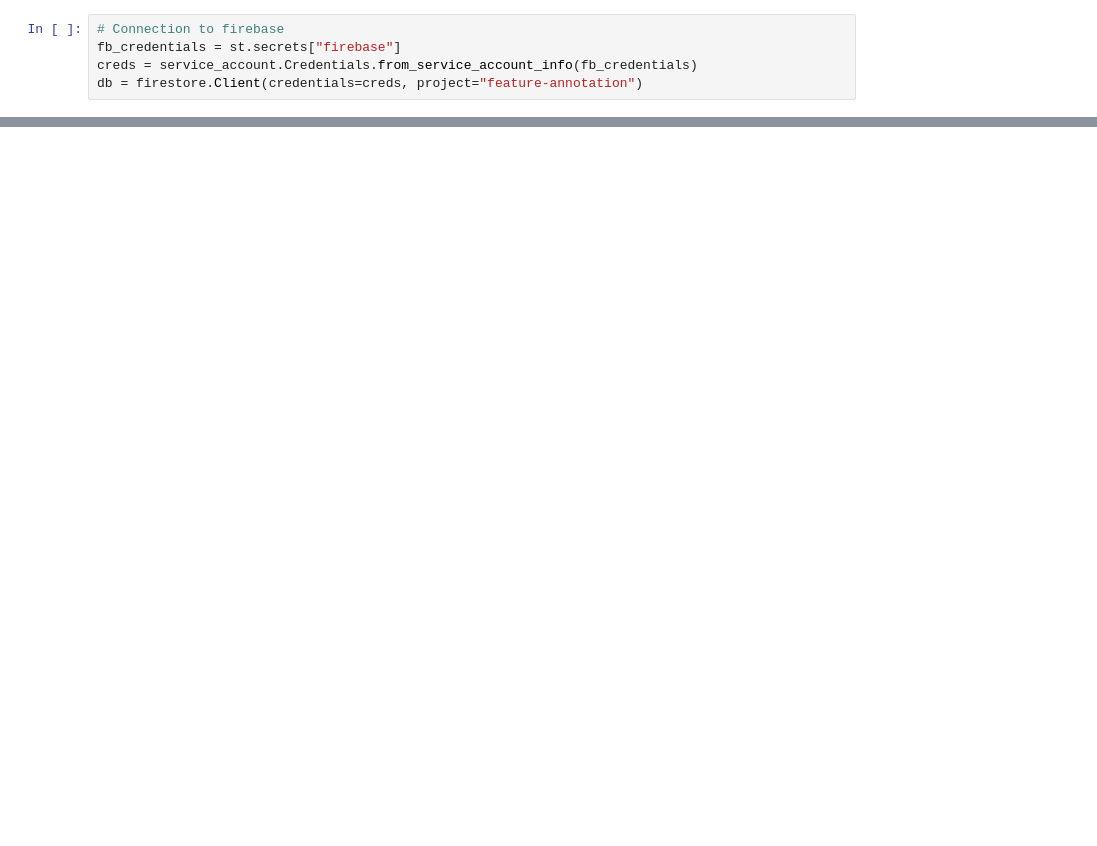
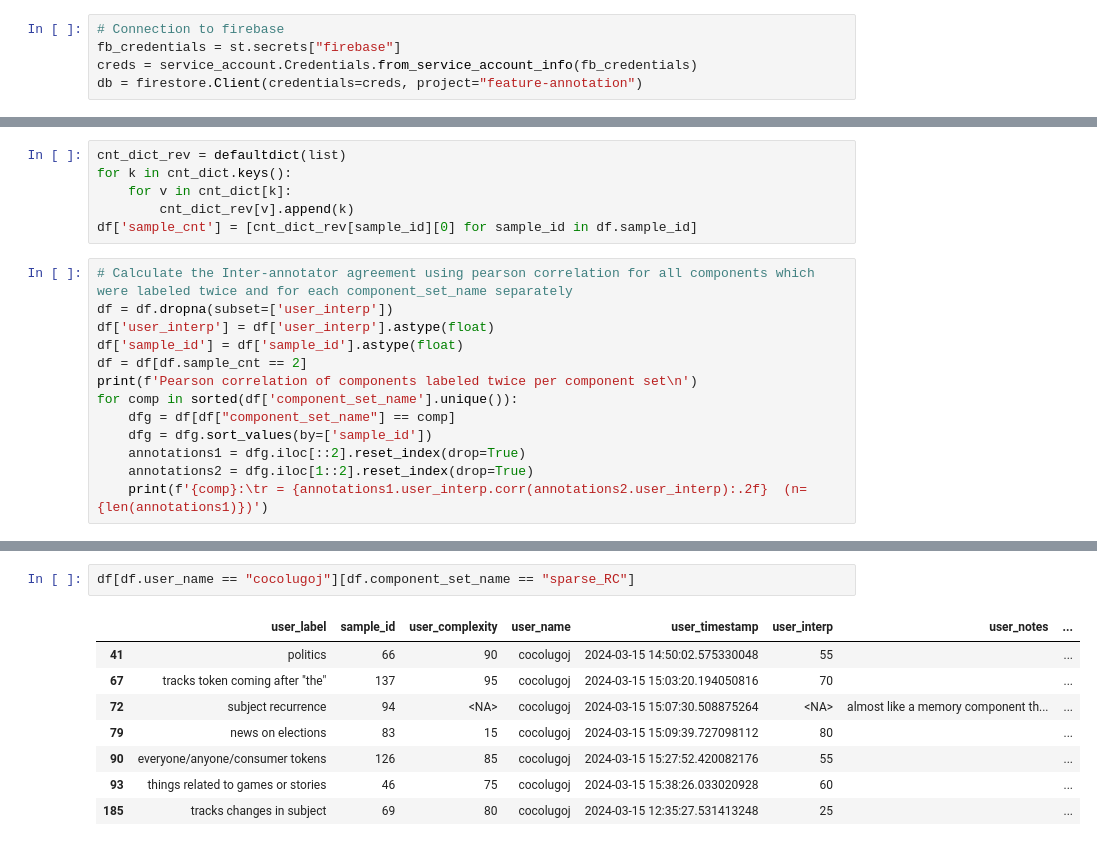
Before and after one commit to canrager/feature-annotation, a Jupyter notebook: evaluation.ipynb, the cells around one changed output, grey strips where cells are left out. Saved outputs shown, nothing was run; the diff lists cells and outputs as text; blank space fills up the shorter version.

```diff
--- a/evaluation.ipynb
+++ b/evaluation.ipynb
@@ -48,0 +131,19 @@ fig.set_title(f"{user}'s annotation timestamps")
+# %%
+cnt_dict_rev = defaultdict(list)
+for k in cnt_dict.keys():
+    for v in cnt_dict[k]:
+        cnt_dict_rev[v].append(k)
+df['sample_cnt'] = [cnt_dict_rev[sample_id][0] for sample_id in df.sample_id]
+# %%
+# Calculate the Inter-annotator agreement using pearson correlation for all components which were labeled twice and for each component_set_name separately
+df = df.dropna(subset=['user_interp'])
+df['user_interp'] = df['user_interp'].astype(float)
+df['sample_id'] = df['sample_id'].astype(float)
+df = df[df.sample_cnt == 2]
+print(f'Pearson correlation of components labeled twice per component set\n')
+for comp in sorted(df['component_set_name'].unique()):
+    dfg = df[df["component_set_name"] == comp]
+    dfg = dfg.sort_values(by=['sample_id'])
+    annotations1 = dfg.iloc[::2].reset_index(drop=True)
+    annotations2 = dfg.iloc[1::2].reset_index(drop=True)
+    print(f'{comp}:\tr = {annotations1.user_interp.corr(annotations2.user_interp):.2f}  (n={len(annotations1)})')
@@ -48,0 +159,11 @@ fig.set_title(f"{user}'s annotation timestamps")
+# %%
+df[df.user_name == "cocolugoj"][df.component_set_name == "sparse_RC"]
+# %% [output]
+|  | user_label | sample_id | user_complexity | user_name | user_timestamp | user_interp | user_notes | ... |
+| 41 | politics | 66 | 90 | cocolugoj | 2024-03-15 14:50:02.575330048 | 55 |  | ... |
+| 67 | tracks token coming after "the" | 137 | 95 | cocolugoj | 2024-03-15 15:03:20.194050816 | 70 |  | ... |
+| 72 | subject recurrence | 94 | <NA> | cocolugoj | 2024-03-15 15:07:30.508875264 | <NA> | almost like a memory component th... | ... |
+| 79 | news on elections | 83 | 15 | cocolugoj | 2024-03-15 15:09:39.727098112 | 80 |  | ... |
+| 90 | everyone/anyone/consumer tokens | 126 | 85 | cocolugoj | 2024-03-15 15:27:52.420082176 | 55 |  | ... |
+| 93 | things related to games or stories | 46 | 75 | cocolugoj | 2024-03-15 15:38:26.033020928 | 60 |  | ... |
+| 185 | tracks changes in subject | 69 | 80 | cocolugoj | 2024-03-15 12:35:27.531413248 | 25 |  | ... |
```
Also changed, not shown: parts of 12 cells of this notebook, 1 other file.
